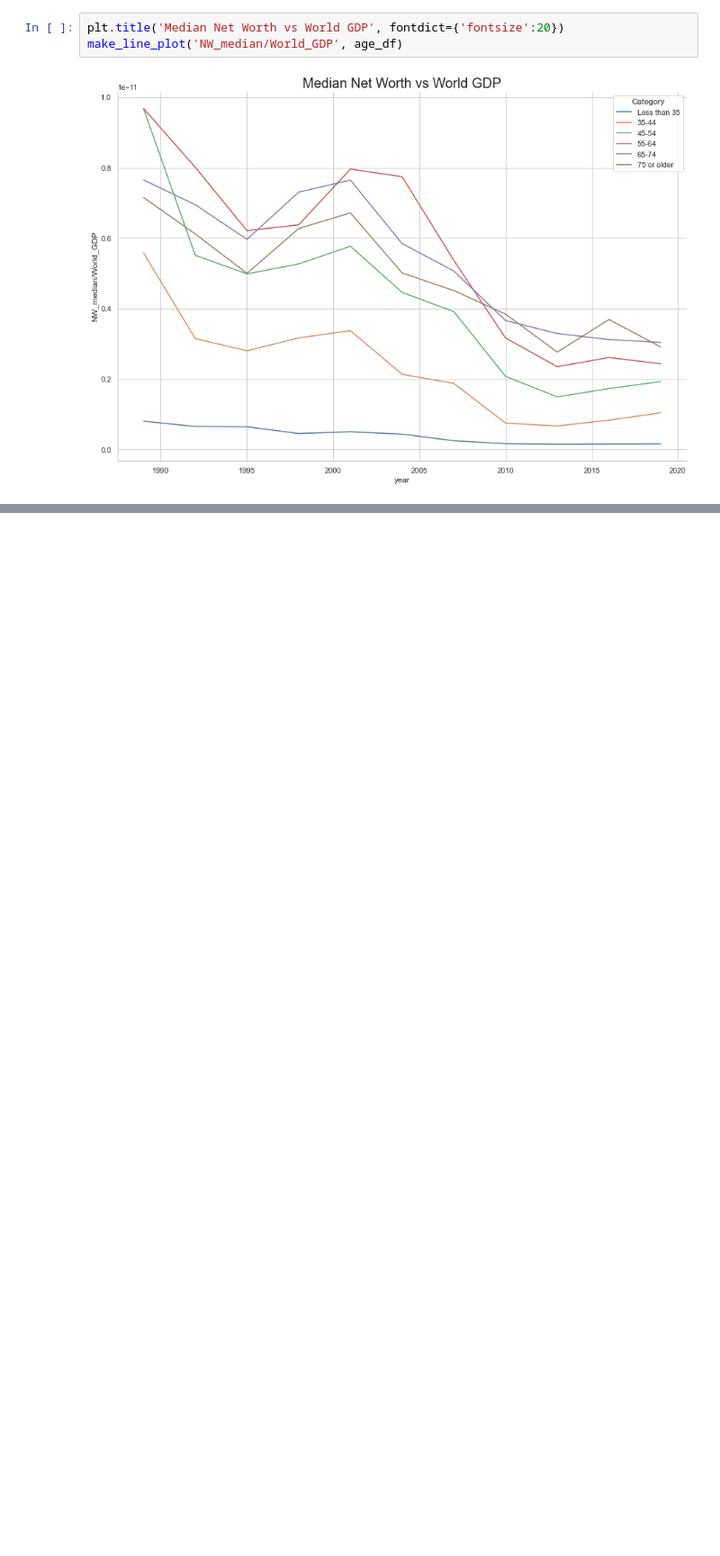
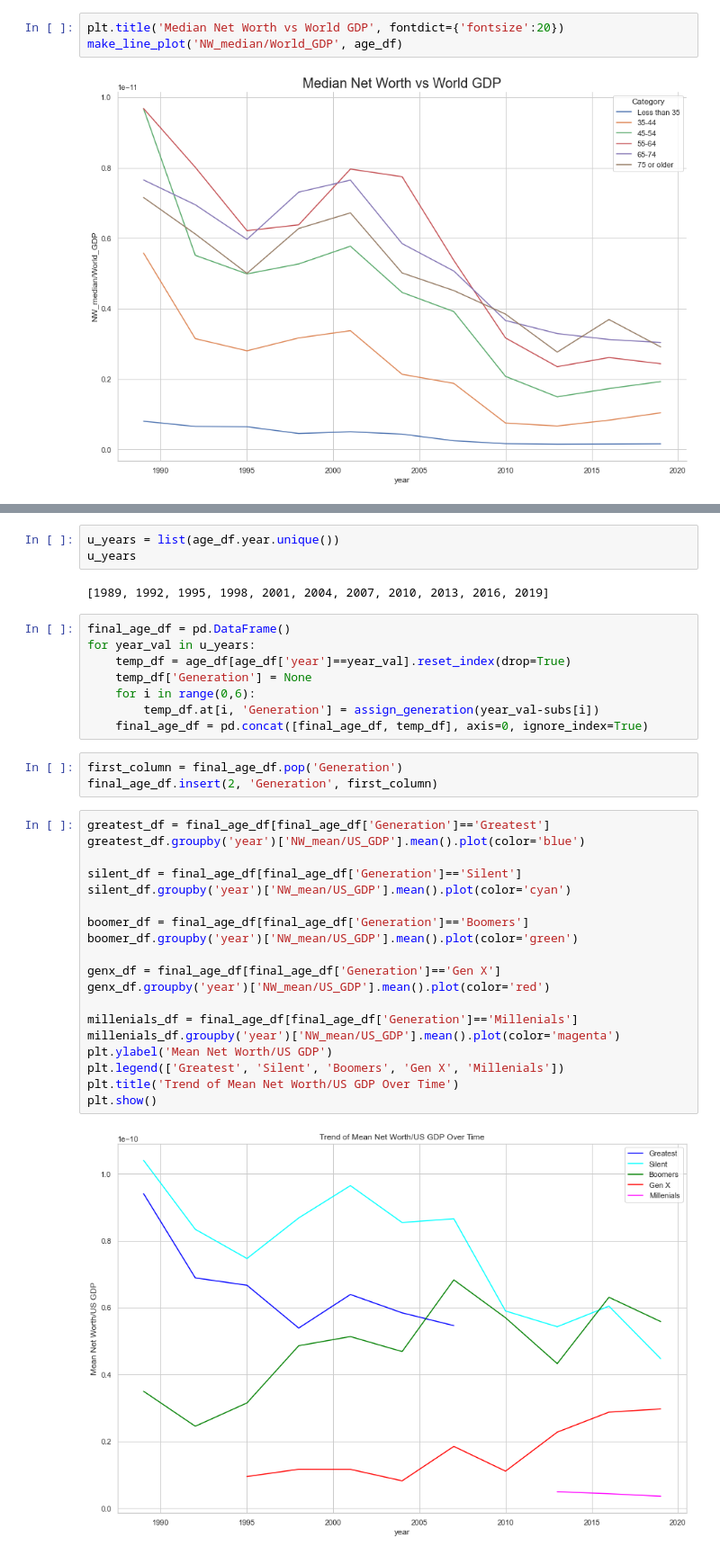
Before and after one commit to ErezBinyamin/EconomicMechanics, a Jupyter notebook: app/visualizations.ipynb, the cells around one changed output, grey strips where cells are left out. Shown at 90% size. Cells and saved outputs as stored; diff of their text form; blank space fills up the shorter version.

Commit message:
generation viz added

```diff
--- a/app/visualizations.ipynb
+++ b/app/visualizations.ipynb
@@ -63,0 +80,37 @@ make_line_plot('NW_median/World_GDP', age_df)
+# %%
+u_years = list(age_df.year.unique())
+u_years
+# %% [output]
+[1989, 1992, 1995, 1998, 2001, 2004, 2007, 2010, 2013, 2016, 2019]
+# %%
+final_age_df = pd.DataFrame()
+for year_val in u_years:
+    temp_df = age_df[age_df['year']==year_val].reset_index(drop=True)
+    temp_df['Generation'] = None
+    for i in range(0,6):
+        temp_df.at[i, 'Generation'] = assign_generation(year_val-subs[i])
+    final_age_df = pd.concat([final_age_df, temp_df], axis=0, ignore_index=True)
+# %%
+first_column = final_age_df.pop('Generation')
+final_age_df.insert(2, 'Generation', first_column)
+# %%
+greatest_df = final_age_df[final_age_df['Generation']=='Greatest']
+greatest_df.groupby('year')['NW_mean/US_GDP'].mean().plot(color='blue')
+
+silent_df = final_age_df[final_age_df['Generation']=='Silent']
+silent_df.groupby('year')['NW_mean/US_GDP'].mean().plot(color='cyan')
+
+boomer_df = final_age_df[final_age_df['Generation']=='Boomers']
+boomer_df.groupby('year')['NW_mean/US_GDP'].mean().plot(color='green')
+
+genx_df = final_age_df[final_age_df['Generation']=='Gen X']
+genx_df.groupby('year')['NW_mean/US_GDP'].mean().plot(color='red')
+
+millenials_df = final_age_df[final_age_df['Generation']=='Millenials']
+millenials_df.groupby('year')['NW_mean/US_GDP'].mean().plot(color='magenta')
+plt.ylabel('Mean Net Worth/US GDP')
+plt.legend(['Greatest', 'Silent', 'Boomers', 'Gen X', 'Millenials'])
+plt.title('Trend of Mean Net Worth/US GDP Over Time')
+plt.show()
+# %% [output]
+[figure, added]
```
Also changed, not shown: parts of 4 cells of this notebook, 1 other file.
